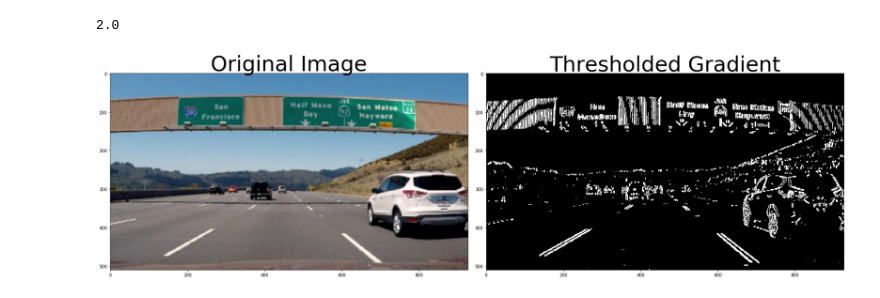
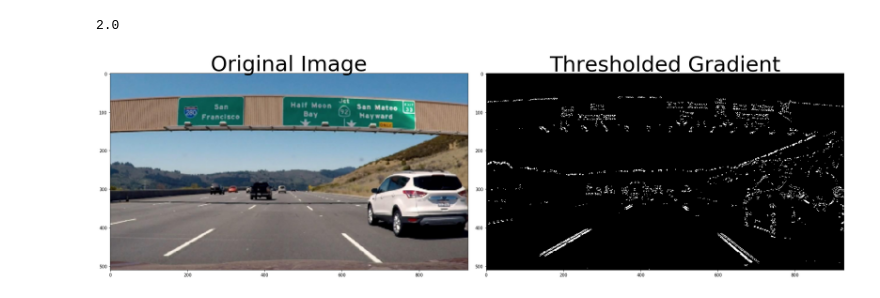
Before and after one commit to jazzTheJackRabbit/sdc, a Jupyter notebook: notebooks/7_1_Distortion.ipynb, the cells around one changed output. Drawn from its saved outputs; the diff is of its cells as text; code cells hidden in the pictures.

```diff
--- a/notebooks/7_1_Distortion.ipynb
+++ b/notebooks/7_1_Distortion.ipynb
@@ -105,23 +105,26 @@ def dir_thresh(img, sobel_kernel=3, thresh=(0, np.pi/2)):
 ksize = 3 # Choose a larger odd number to smooth gradient measurements
 
 # Apply each of the thresholding functions
-gradx = abs_sobel_thresh(image, orient='x', sobel_kernel=ksize, thresh=(0, 255))
-grady = abs_sobel_thresh(image, orient='y', sobel_kernel=ksize, thresh=(0, 255))
-mag_binary = mag_thresh(image, sobel_kernel=ksize, mag_thresh=(0, 255))
-dir_binary = dir_threshold(image, sobel_kernel=ksize, thresh=(0, np.pi/2))
+gradx = abs_sobel_thresh(image, orient='x', sobel_kernel=ksize, thresh=(20, 100))
+grady = abs_sobel_thresh(image, orient='y', sobel_kernel=ksize, thresh=(20, 100))
+mag_binary = mag_thresh(image, sobel_kernel=ksize, mag_thresh=(20, 100))
+dir_binary = dir_threshold(image, sobel_kernel=ksize, thresh=(0.7, 1.3))
 
-# Plot the result
-f, (ax1, ax2) = plt.subplots(1, 2, figsize=(24, 9))
-f.tight_layout()
+combined = np.zeros_like(dir_binary)
+combined[((gradx == 1) & (grady == 1)) & ((mag_binary == 1) & (dir_binary == 1))] = 1
 # %%
+# Plot the result
+f, (ax1, ax2) = plt.subplots(1, 2, figsize=(24, 9))
+f.tight_layout()
+
 ax1.imshow(image)
 ax1.set_title('Original Image', fontsize=50)
 
-ax2.imshow(grad_binary, cmap='gray')
+ax2.imshow(combined, cmap='gray')
 ax2.set_title('Thresholded Gradient', fontsize=50)
 
 plt.subplots_adjust(left=0., right=1, top=0.9, bottom=0.)
 
 plt.show()
 # %% [output]
-[figure, old version]
+[figure, new version]
```
Also changed, not shown: parts of 2 cells of this notebook.
